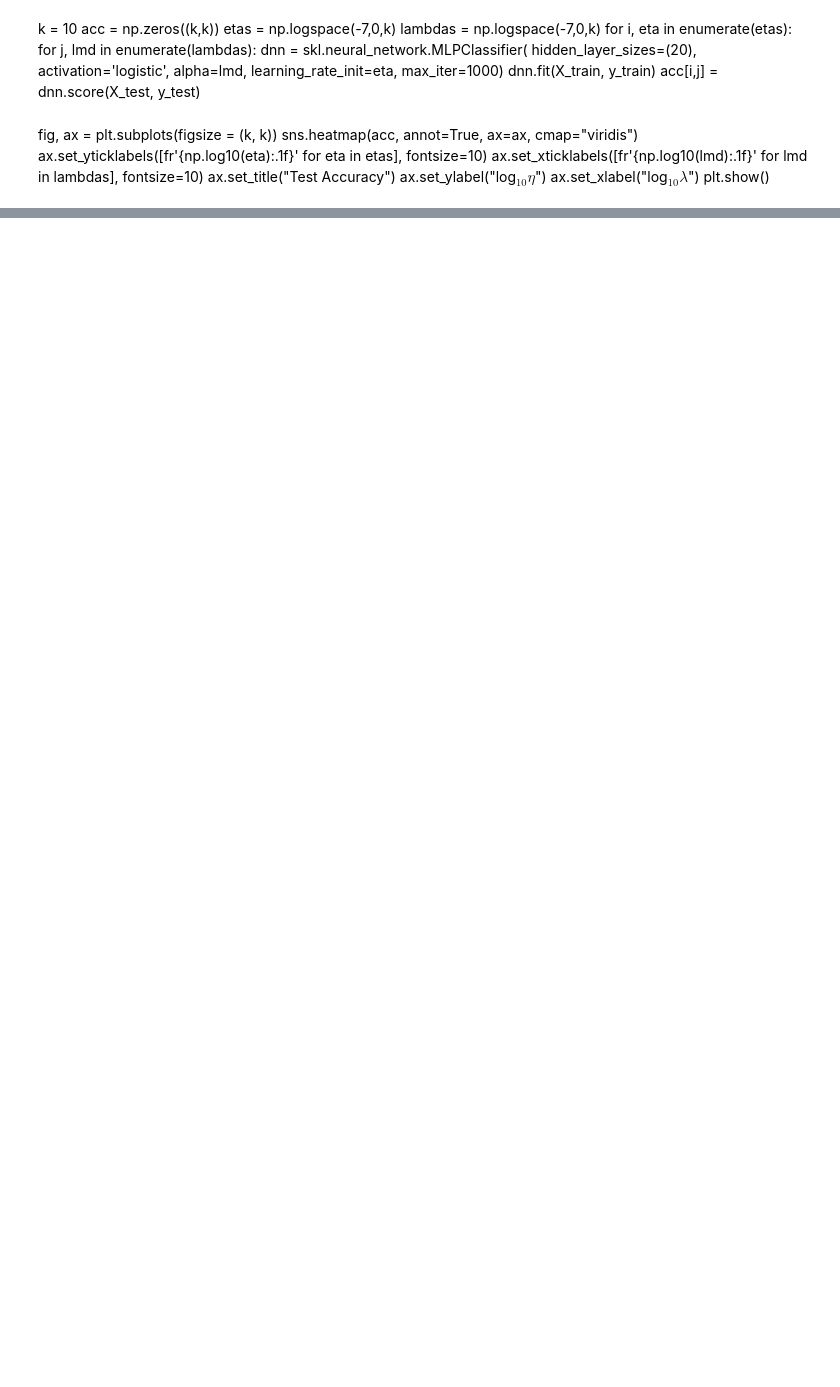
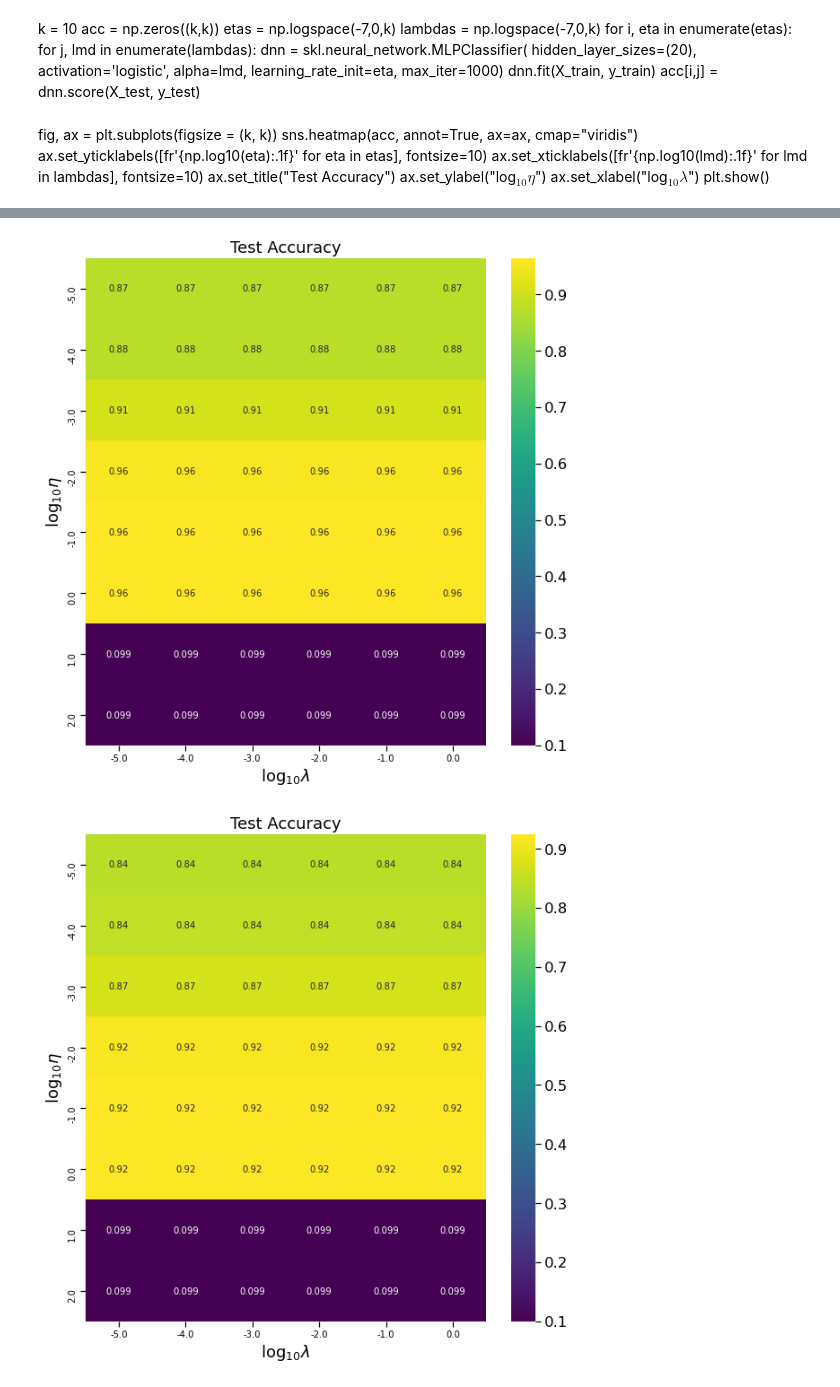
Before and after one commit to fonstelien/FYS-STK4155, a Jupyter notebook: project2/source/testruns.ipynb, the cells around one changed output, grey strips where cells are left out. Drawn from its saved outputs; the diff is of its cells as text; code cells hidden in the pictures; blank space fills up the shorter version.

```diff
--- a/project2/source/testruns.ipynb
+++ b/project2/source/testruns.ipynb
@@ -367,7 +372,8 @@ n, p = X.shape
 y = targets.reshape(n,1)
 
 X_train, X_test, y_train, y_test, _, true = skl.model_selection.train_test_split(
-    *skl.utils.resample(X, y, targets, replace=False, random_state=5), train_size=.7)
+    *skl.utils.resample(X, y, tar
+                        gets, replace=False, random_state=5), train_size=.7)
 # %%
 ffnn = FFNN(p, cost_function='cross-entropy')
 #ffnn.add_layer(20, activation_function='sigmoid')
@@ -467,0 +499,15 @@ skl.metrics.accuracy_score(true, pred)
+# %%
+X, t = skl.datasets.load_digits(return_X_y=True)
+n, p = X.shape
+t_onehot = onehot(t, 10)
+
+sgd = SGD(learning_schedule='invscaling', regression='logistic', classes=10)
+etas = np.logspace(-5,2,8)
+lambdas = np.logspace(-5,0,6)
+train, test = logistic.run_logistic_kfold(X, t, t_onehot, sgd, etas=etas, lambdas=lambdas, k=5)
+# %%
+plot_accuracy(train, etas, lambdas)
+plot_accuracy(test, etas, lambdas)
+# %% [output]
+[figure, added]
+[figure, added]
```
Also changed, not shown: parts of 6 cells of this notebook, 4 other files.
